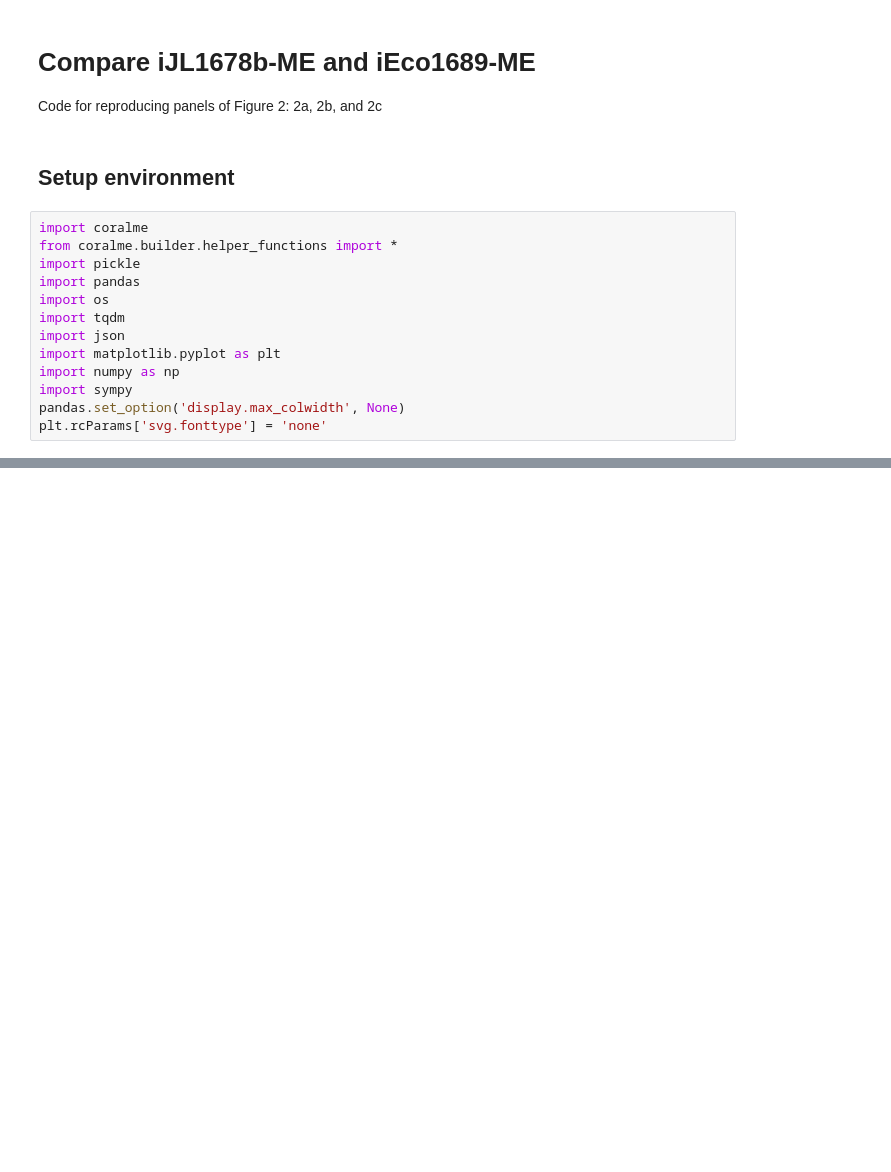
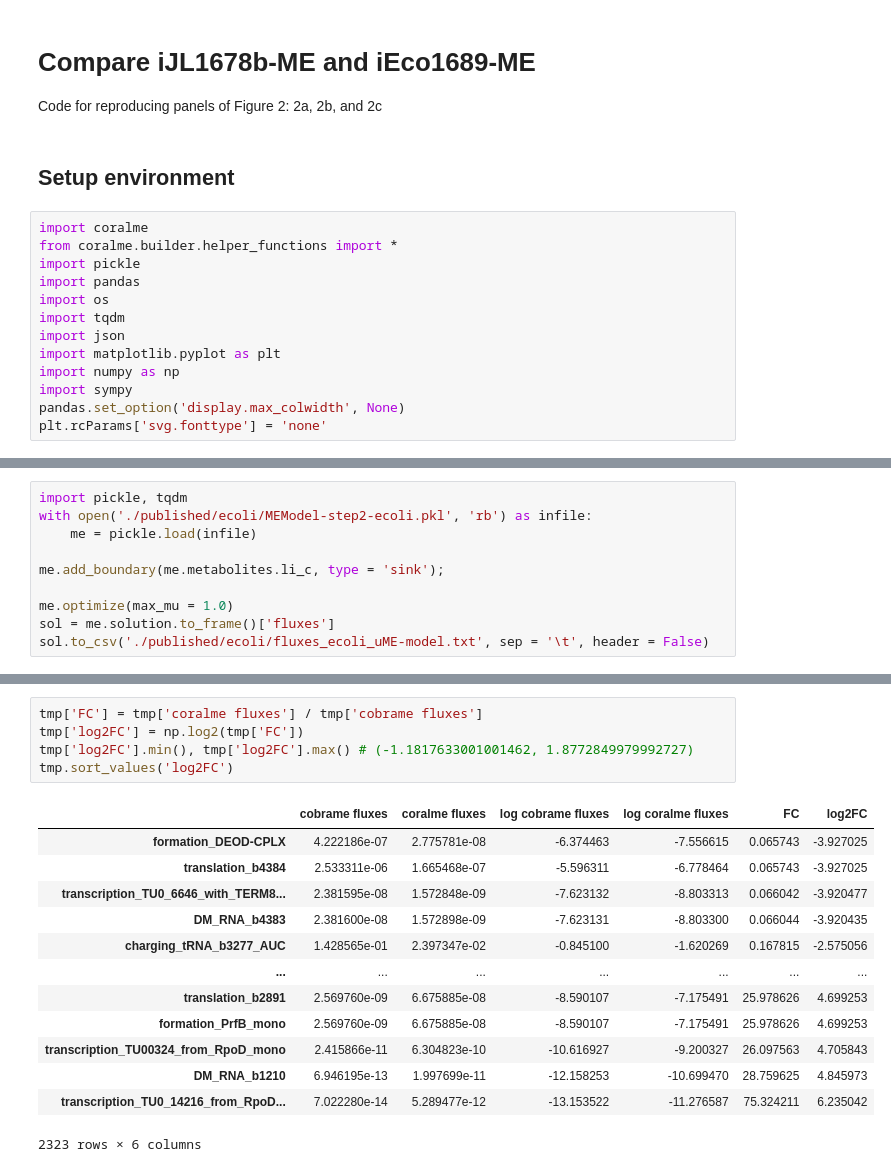
Before and after one commit to jdtibochab/coralme-models, a Jupyter notebook: Figure 2 - Comparison iJL1678b-ME and iEco1689-ME.ipynb, the cells around one changed output, grey strips where cells are left out. Drawn from its saved outputs; the diff is of its cells as text; blank space fills up the shorter version.

```diff
--- a/Figure 2 - Comparison iJL1678b-ME and iEco1689-ME.ipynb
+++ b/Figure 2 - Comparison iJL1678b-ME and iEco1689-ME.ipynb
@@ -40,0 +20,10 @@ for org in get_org_dirs('./clean/'):
+# %%
+import pickle, tqdm
+with open('./published/ecoli/MEModel-step2-ecoli.pkl', 'rb') as infile:
+    me = pickle.load(infile)
+
+me.add_boundary(me.metabolites.li_c, type = 'sink');
+
+me.optimize(max_mu = 1.0)
+sol = me.solution.to_frame()['fluxes']
+sol.to_csv('./published/ecoli/fluxes_ecoli_uME-model.txt', sep = '\t', header = False)
@@ -40,0 +194,19 @@ for org in get_org_dirs('./clean/'):
+# %%
+tmp['FC'] = tmp['coralme fluxes'] / tmp['cobrame fluxes']
+tmp['log2FC'] = np.log2(tmp['FC'])
+tmp['log2FC'].min(), tmp['log2FC'].max() # (-1.1817633001001462, 1.8772849979992727)
+tmp.sort_values('log2FC')
+# %% [output]
+|  | cobrame fluxes | coralme fluxes | log cobrame fluxes | log coralme fluxes | FC | log2FC |
+| formation_DEOD-CPLX | 4.222186e-07 | 2.775781e-08 | -6.374463 | -7.556615 | 0.065743 | -3.927025 |
+| translation_b4384 | 2.533311e-06 | 1.665468e-07 | -5.596311 | -6.778464 | 0.065743 | -3.927025 |
+| transcription_TU0_6646_with_TERM8... | 2.381595e-08 | 1.572848e-09 | -7.623132 | -8.803313 | 0.066042 | -3.920477 |
+| DM_RNA_b4383 | 2.381600e-08 | 1.572898e-09 | -7.623131 | -8.803300 | 0.066044 | -3.920435 |
+| charging_tRNA_b3277_AUC | 1.428565e-01 | 2.397347e-02 | -0.845100 | -1.620269 | 0.167815 | -2.575056 |
+| ... | ... | ... | ... | ... | ... | ... |
+| translation_b2891 | 2.569760e-09 | 6.675885e-08 | -8.590107 | -7.175491 | 25.978626 | 4.699253 |
+| formation_PrfB_mono | 2.569760e-09 | 6.675885e-08 | -8.590107 | -7.175491 | 25.978626 | 4.699253 |
+| transcription_TU00324_from_RpoD_mono | 2.415866e-11 | 6.304823e-10 | -10.616927 | -9.200327 | 26.097563 | 4.705843 |
+| DM_RNA_b1210 | 6.946195e-13 | 1.997699e-11 | -12.158253 | -10.699470 | 28.759625 | 4.845973 |
+| transcription_TU0_14216_from_RpoD... | 7.022280e-14 | 5.289477e-12 | -13.153522 | -11.276587 | 75.324211 | 6.235042 |
+2323 rows × 6 columns
```
Also changed, not shown: parts of 22 cells of this notebook, 10 other files.
